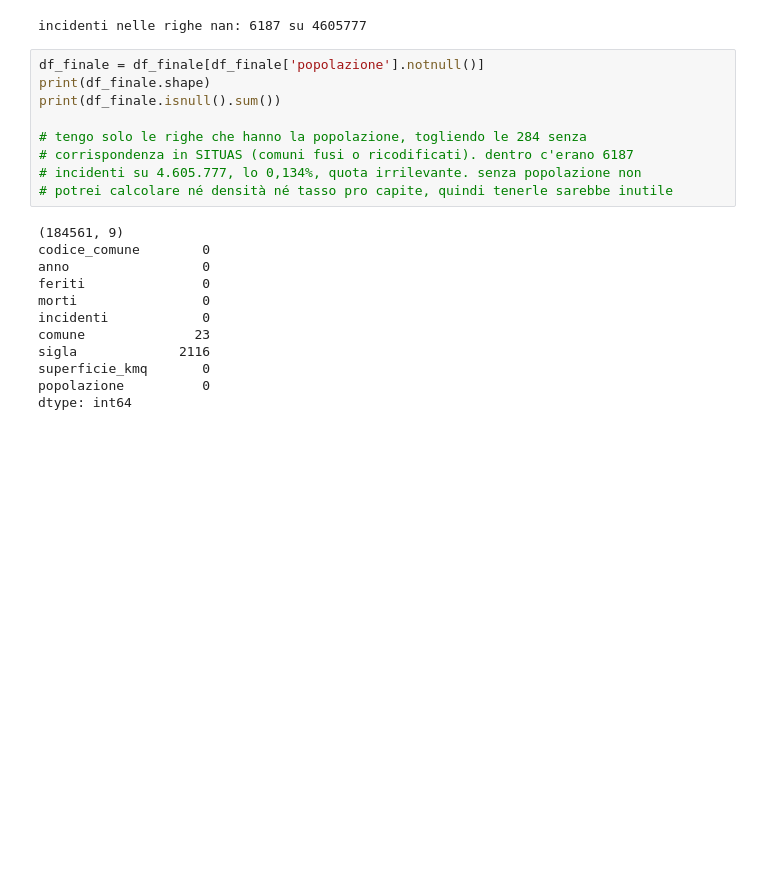
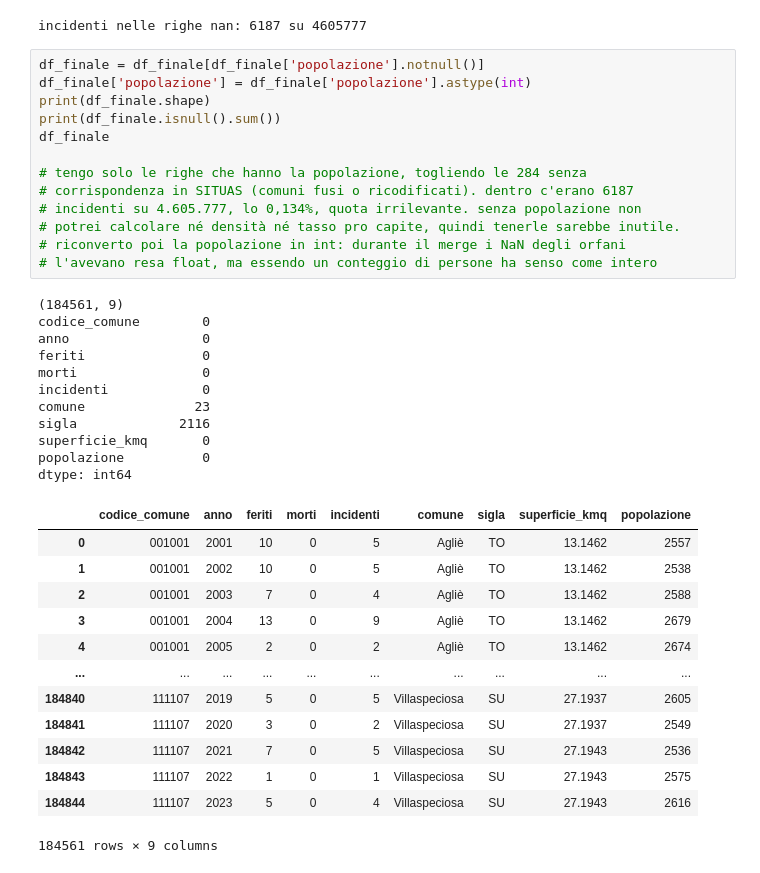
Before and after one commit to LordVessio/boolean-istat-traffic-analysis, a Jupyter notebook: Final Project Nicola Vessio.ipynb, the cells around one changed output. Saved outputs shown, nothing was run; the diff lists cells and outputs as text; blank space fills up the shorter version.

```diff
--- a/Final Project Nicola Vessio.ipynb
+++ b/Final Project Nicola Vessio.ipynb
@@ -799,22 +796,39 @@ print("incidenti nelle righe nan:", righe_nan['incidenti'].sum(), "su", df_final
 incidenti nelle righe nan: 6187 su 4605777
 # %%
 df_finale = df_finale[df_finale['popolazione'].notnull()]
+df_finale['popolazione'] = df_finale['popolazione'].astype(int)
 print(df_finale.shape)
 print(df_finale.isnull().sum())
+df_finale
 
 # tengo solo le righe che hanno la popolazione, togliendo le 284 senza
 # corrispondenza in SITUAS (comuni fusi o ricodificati). dentro c'erano 6187
 # incidenti su 4.605.777, lo 0,134%, quota irrilevante. senza popolazione non
-# potrei calcolare né densità né tasso pro capite, quindi tenerle sarebbe inutile
+# potrei calcolare né densità né tasso pro capite, quindi tenerle sarebbe inutile.
+# riconverto poi la popolazione in int: durante il merge i NaN degli orfani
+# l'avevano resa float, ma essendo un conteggio di persone ha senso come intero
 # %% [output]
 (184561, 9)
 codice_comune        0
 anno                 0
 feriti               0
 morti                0
 incidenti            0
 comune              23
 sigla             2116
 superficie_kmq       0
 popolazione          0
 dtype: int64
+|  | codice_comune | anno | feriti | morti | incidenti | comune | sigla | superficie_kmq | popolazione |
+| 0 | 001001 | 2001 | 10 | 0 | 5 | Agliè | TO | 13.1462 | 2557 |
+| 1 | 001001 | 2002 | 10 | 0 | 5 | Agliè | TO | 13.1462 | 2538 |
+| 2 | 001001 | 2003 | 7 | 0 | 4 | Agliè | TO | 13.1462 | 2588 |
+| 3 | 001001 | 2004 | 13 | 0 | 9 | Agliè | TO | 13.1462 | 2679 |
+| 4 | 001001 | 2005 | 2 | 0 | 2 | Agliè | TO | 13.1462 | 2674 |
+| ... | ... | ... | ... | ... | ... | ... | ... | ... | ... |
+| 184840 | 111107 | 2019 | 5 | 0 | 5 | Villaspeciosa | SU | 27.1937 | 2605 |
+| 184841 | 111107 | 2020 | 3 | 0 | 2 | Villaspeciosa | SU | 27.1937 | 2549 |
+| 184842 | 111107 | 2021 | 7 | 0 | 5 | Villaspeciosa | SU | 27.1943 | 2536 |
+| 184843 | 111107 | 2022 | 1 | 0 | 1 | Villaspeciosa | SU | 27.1943 | 2575 |
+| 184844 | 111107 | 2023 | 5 | 0 | 4 | Villaspeciosa | SU | 27.1943 | 2616 |
+184561 rows × 9 columns
```
Also changed, not shown: parts of 16 cells of this notebook, 1 other file.
